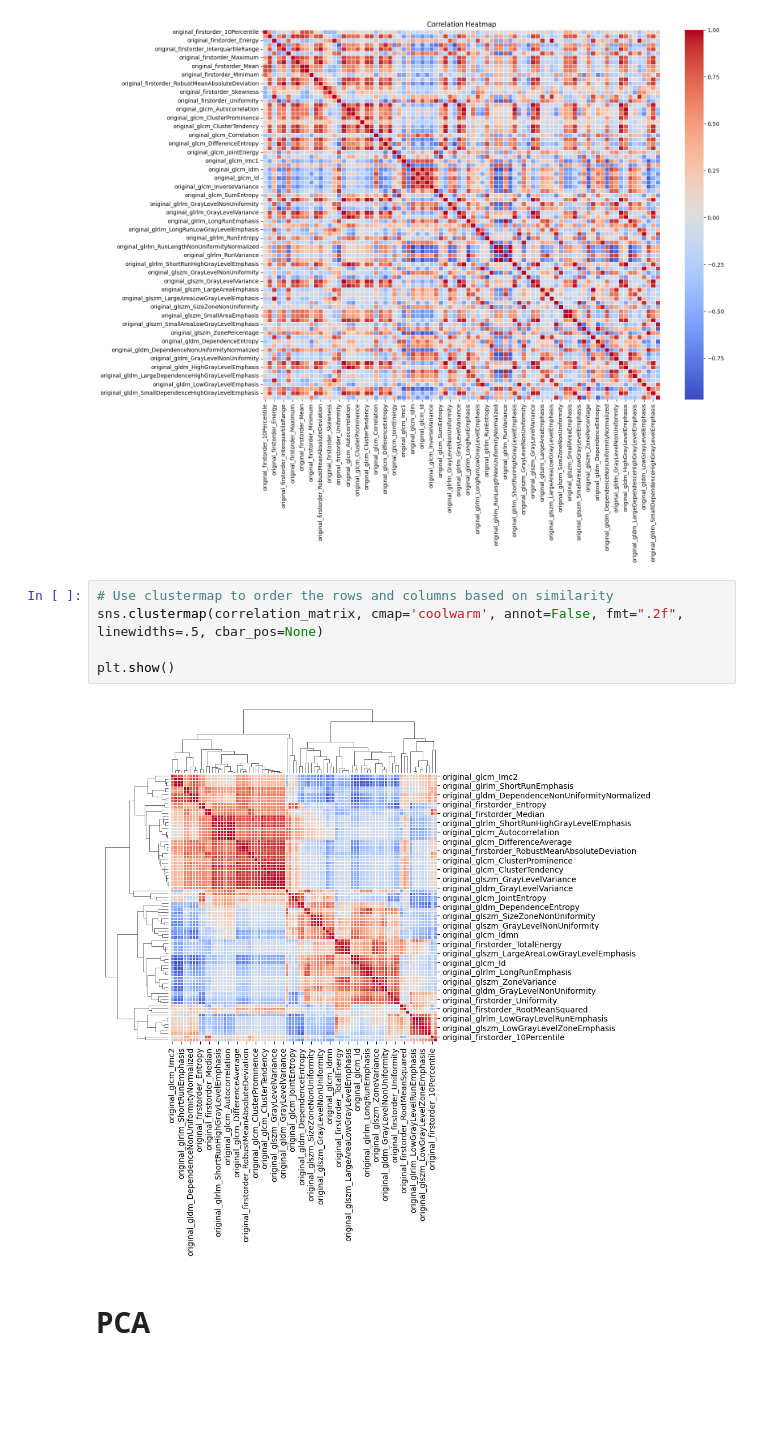
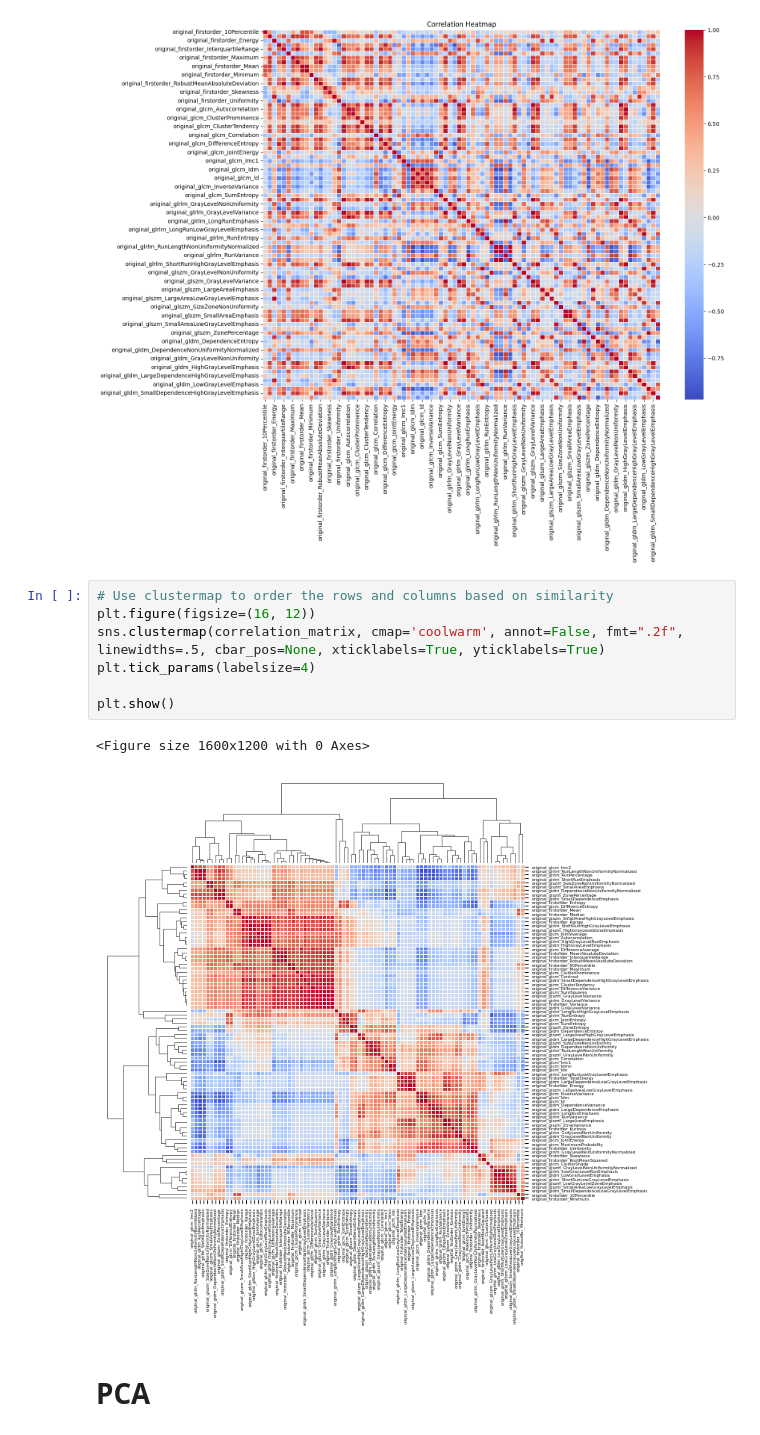
Before and after one commit to GaborinoS/Medical_image, a Jupyter notebook: feature_extraction.ipynb, the cells around one changed output. Drawn from its saved outputs; the diff is of its cells as text; blank space fills up the shorter version.

```diff
--- a/feature_extraction.ipynb
+++ b/feature_extraction.ipynb
@@ -55,11 +69,14 @@ plt.show()
 [figure]
 # %%
 # Use clustermap to order the rows and columns based on similarity
-sns.clustermap(correlation_matrix, cmap='coolwarm', annot=False, fmt=".2f", linewidths=.5, cbar_pos=None)
+plt.figure(figsize=(16, 12))
+sns.clustermap(correlation_matrix, cmap='coolwarm', annot=False, fmt=".2f", linewidths=.5, cbar_pos=None, xticklabels=True, yticklabels=True)
+plt.tick_params(labelsize=4)
 
 plt.show()
 # %% [output]
+<Figure size 1600x1200 with 0 Axes>
-[figure, old version]
+[figure, new version]
 # %% [markdown]
 # PCA
 # %%
```
Also changed, not shown: parts of 16 cells of this notebook.
